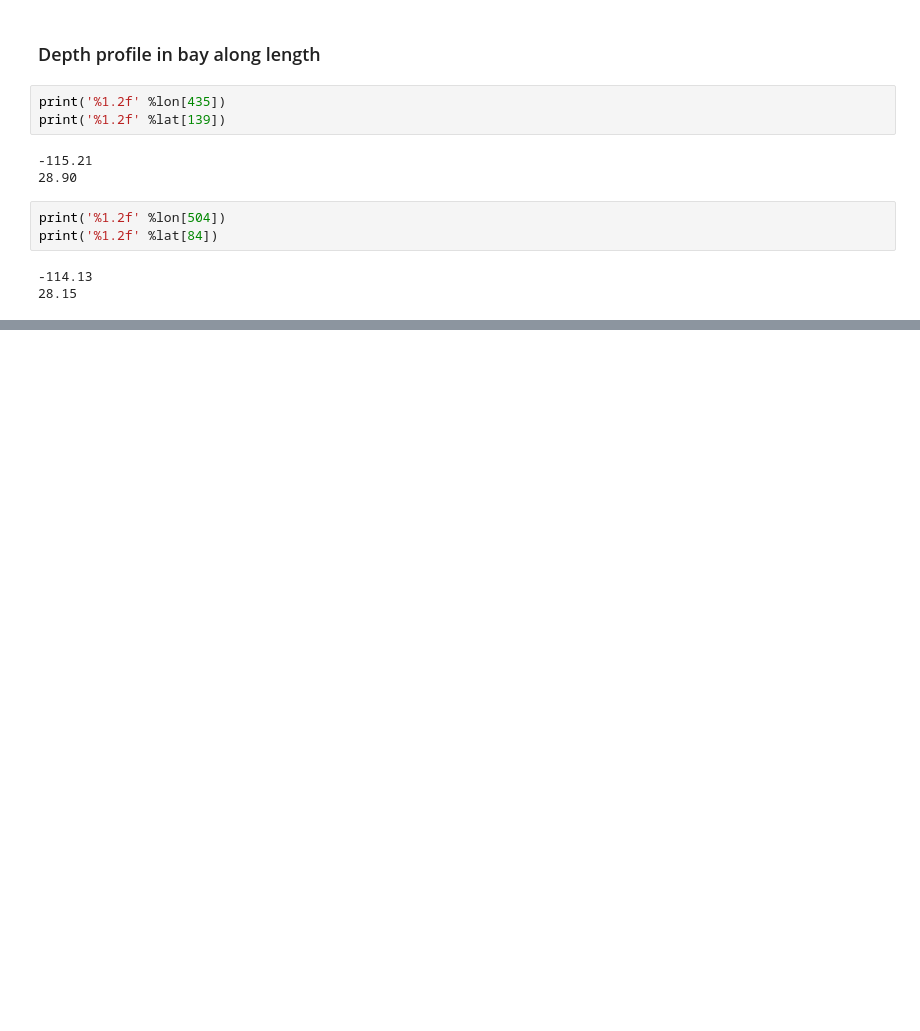
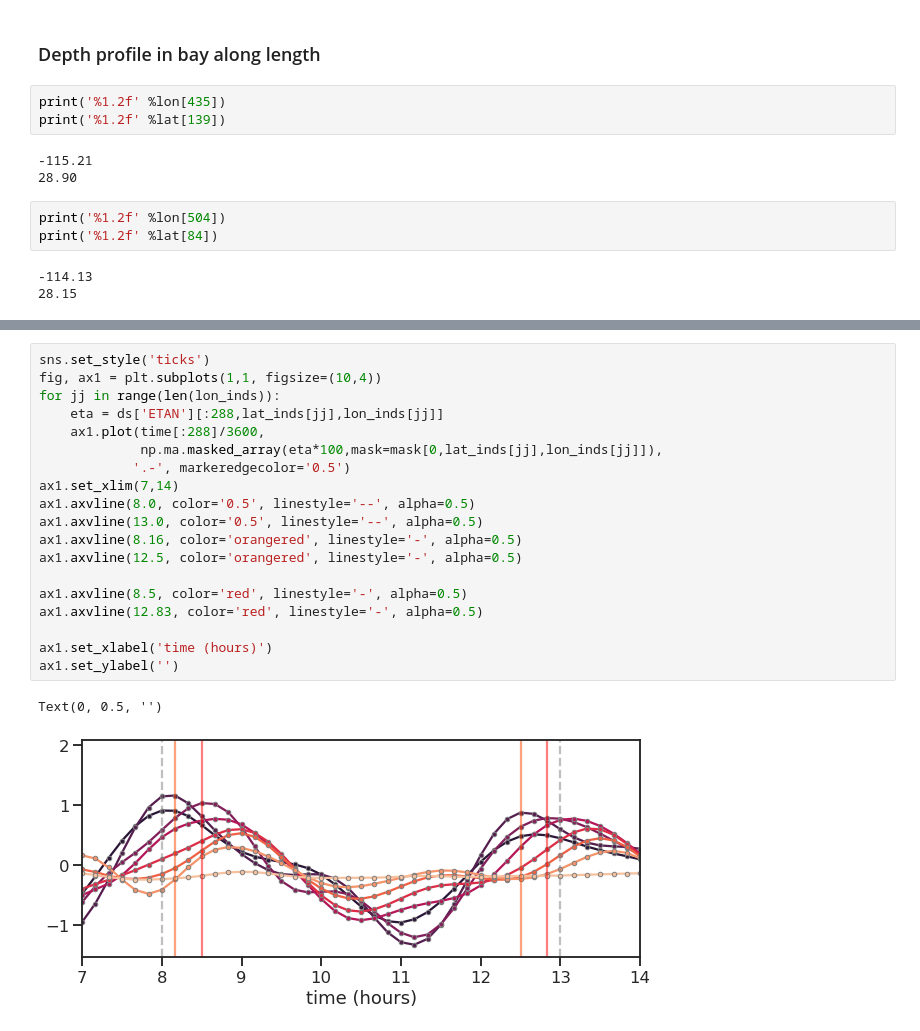
Before and after one commit to anakarinarm/notebooks_SVB, a Jupyter notebook: MITgcm/domain5/approx_SVB_period.ipynb, the cells around one changed output, grey strips where cells are left out. Cells and saved outputs as stored; diff of their text form; blank space fills up the shorter version.

```diff
--- a/MITgcm/domain5/approx_SVB_period.ipynb
+++ b/MITgcm/domain5/approx_SVB_period.ipynb
@@ -169,0 +300,22 @@ plt.show()
+# %%
+sns.set_style('ticks')
+fig, ax1 = plt.subplots(1,1, figsize=(10,4))
+for jj in range(len(lon_inds)):
+    eta = ds['ETAN'][:288,lat_inds[jj],lon_inds[jj]]
+    ax1.plot(time[:288]/3600,
+             np.ma.masked_array(eta*100,mask=mask[0,lat_inds[jj],lon_inds[jj]]),
+            '.-', markeredgecolor='0.5')
+ax1.set_xlim(7,14)
+ax1.axvline(8.0, color='0.5', linestyle='--', alpha=0.5)
+ax1.axvline(13.0, color='0.5', linestyle='--', alpha=0.5)
+ax1.axvline(8.16, color='orangered', linestyle='-', alpha=0.5)
+ax1.axvline(12.5, color='orangered', linestyle='-', alpha=0.5)
+
+ax1.axvline(8.5, color='red', linestyle='-', alpha=0.5)
+ax1.axvline(12.83, color='red', linestyle='-', alpha=0.5)
+
+ax1.set_xlabel('time (hours)')
+ax1.set_ylabel('')
+# %% [output]
+Text(0, 0.5, '')
+[figure, added]
```
Also changed, not shown: parts of 21 cells of this notebook, 1 other file.
